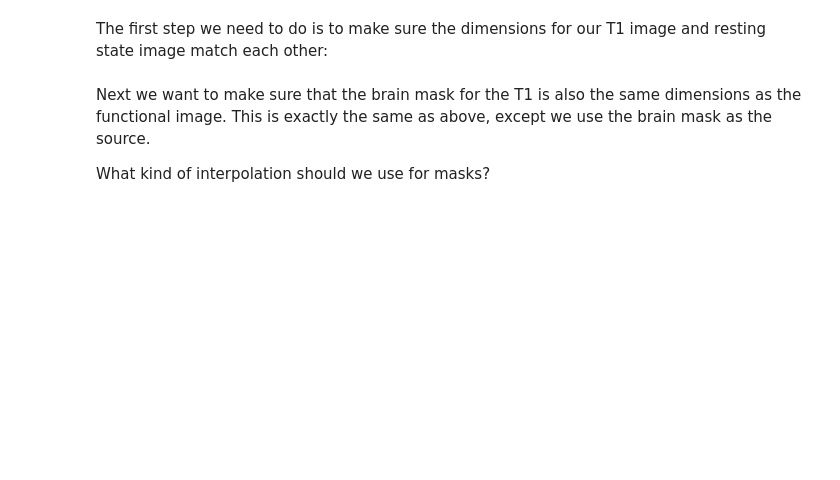
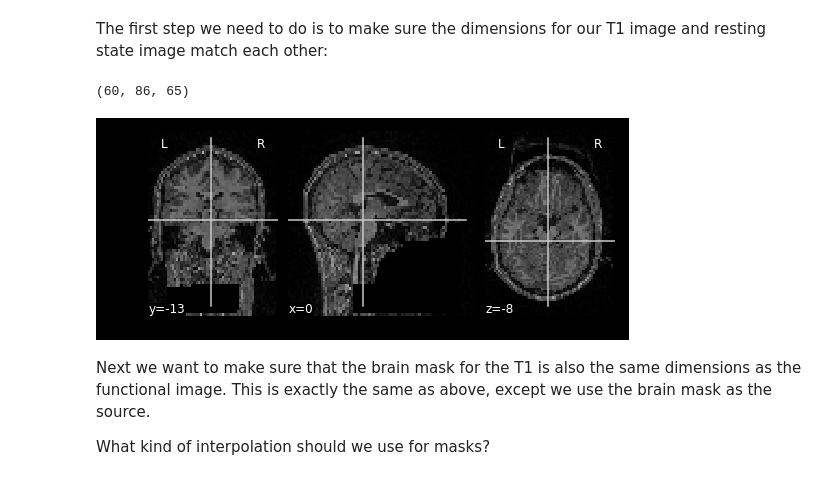
Before and after one commit to carpentries-incubator/SDC-BIDS-fMRI, a Jupyter notebook: bin/04-integrating_functional_data_solutions.ipynb, the cells around one changed output. Cells and saved outputs as stored; diff of their text form; code cells hidden in the pictures; blank space fills up the shorter version.

```diff
--- a/bin/04-integrating_functional_data_solutions.ipynb
+++ b/bin/04-integrating_functional_data_solutions.ipynb
@@ -118,16 +158,14 @@ plot.plot_anat(resamp_t1)
 %%capture
 %matplotlib inline
 #Resample the T1 to the size of the functional image!
-ex_func = func_files[0].path
-resamp_t1 = img.resample_to_img(source_img=ex_T1, target_img=ex_func, interpolation='continuous')
-T1_img=img.load_img(ex_T1)
+resamp_t1 = img.resample_to_img(source_img=T1_mni_img, target_img=func_mni_img, interpolation='continuous')
 fig, ax = plt.subplots()
 
 def animate(image):
     plot.plot_anat(image, figure=fig, cut_coords=(0,0,0))
     ax.set_facecolor('black')
 
-ani = matplotlib.animation.FuncAnimation(fig, animate, frames=[resamp_t1, T1_img])
+ani = matplotlib.animation.FuncAnimation(fig, animate, frames=[resamp_t1, T1_mni_im])
 #change the frames to look at the functional mask over the resampled T1
 # ani = matplotlib.animation.FuncAnimation(fig, animate, frames=[resamp_t1, func])
 # %%
@@ -142,18 +191,33 @@ Using **Native** T1 and **T1w** resting state functional do the following:
 # %%
 #Files we'll need
 
+
+####STRUCTURAL FILES
+
+#T1 image
+ex_t1 = img.load_img(T1w_files[0].path)
+
+#mask file
+ex_t1_bm = img.load_img(brainmask_files[0].path)
+
+
+####FUNCTIONAL FILES
+
 #This is the pre-processed resting state data that hasn't been standardized
-ex_func = func_files[0].path
+ex_func = img.load_img(func_files[1].path)
 
 #This is the associated mask for the resting state image.
-ex_func_bm = func_mask_files[0].path
+ex_func_bm = img.load_img(func_mask_files[1].path)
 # %% [markdown]
 The first step we need to do is to make sure the dimensions for our T1 image and resting state image match each other:
 # %%
 #Resample the T1 to the size of the functional image!
-resamp_t1 = img.resample_to_img(source_img=ex_T1, target_img=ex_func, interpolation='continuous')
+resamp_t1 = img.resample_to_img(source_img=ex_t1, target_img=ex_func, interpolation='continuous')
 plot.plot_anat(resamp_t1)
 print(resamp_t1.shape)
+# %% [output]
+(60, 86, 65)
+[figure, added]
 # %% [markdown]
 Next we want to make sure that the brain mask for the T1 is also the same dimensions as the functional image. This is exactly the same as above, except we use the brain mask as the source.
 
```
Also changed, not shown: parts of 20 cells of this notebook, 8 other files.
